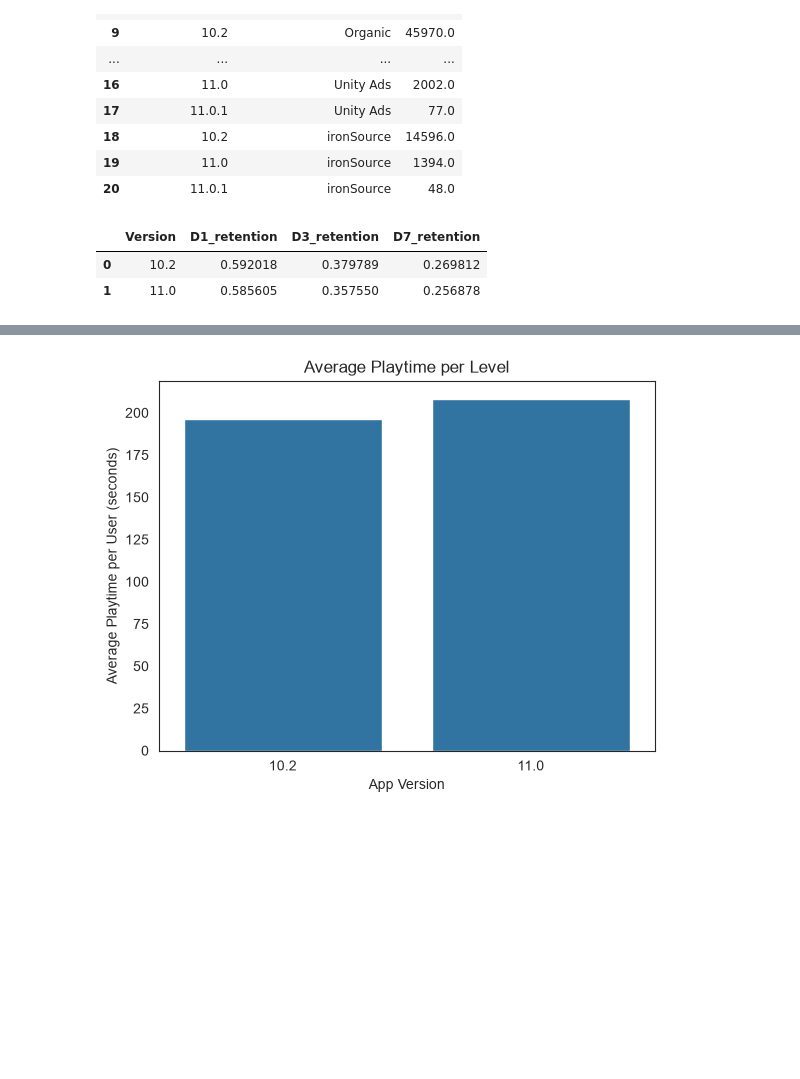
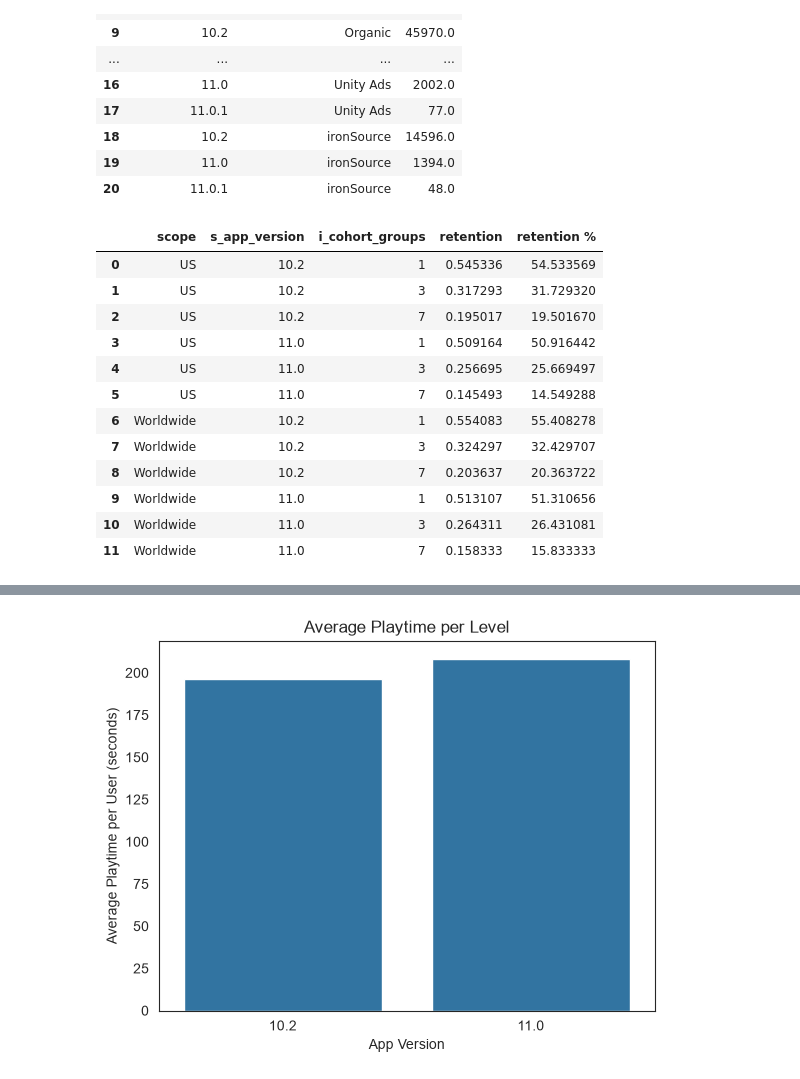
Before and after one commit to firas-akermi/Homa_Case_Study, a Jupyter notebook: Answers/Wonders_Kingdom_Data_Analysis.ipynb, the cells around one changed output, grey strips where cells are left out. Drawn from its saved outputs; the diff is of its cells as text; code cells hidden in the pictures; blank space fills up the shorter version.

```diff
--- a/Answers/Wonders_Kingdom_Data_Analysis.ipynb
+++ b/Answers/Wonders_Kingdom_Data_Analysis.ipynb
@@ -503,21 +421,46 @@ ORDER BY 1
 # %%
-#Retention by App Version
 retention = con.sql("""
 SELECT
-d1.s_app_version as Version,
-AVG(d1.d1_retention) as D1_retention,
-AVG(d3.d3_retention) as D3_retention,
-AVG(d7.d7_retention) as D7_retention,
-FROM retention_d1 d1
-JOIN retention_d3 d3
-USING (cohort_id)
-JOIN retention_d7 d7
-USING (cohort_id)
-GROUP by 1
-order by 1
+'Worldwide' AS scope,
+ s_app_version,
+ i_cohort_groups,
+ SUM(retention * cohort_size) / SUM(cohort_size) AS retention
+FROM cohort_retention
+WHERE i_cohort_groups IN (1,3,7)
+GROUP BY
+s_app_version,
+i_cohort_groups
+UNION ALL
+SELECT
+'US' AS scope,
+s_app_version,
+i_cohort_groups,
+SUM(retention * cohort_size) / SUM(cohort_size) AS retention
+FROM cohort_retention
+WHERE
+s_country = 'US'
+AND i_cohort_groups IN (1,3,7)
+GROUP BY
+s_app_version,
+i_cohort_groups
+ORDER BY
+scope,
+s_app_version,
+i_cohort_groups
 """).df()
+retention["retention %"] = retention["retention"] * 100
 retention
 # %% [output]
-|  | Version | D1_retention | D3_retention | D7_retention |
-| 0 | 10.2 | 0.592018 | 0.379789 | 0.269812 |
-| 1 | 11.0 | 0.585605 | 0.357550 | 0.256878 |
+|  | scope | s_app_version | i_cohort_groups | retention | retention % |
+| 0 | US | 10.2 | 1 | 0.545336 | 54.533569 |
+| 1 | US | 10.2 | 3 | 0.317293 | 31.729320 |
+| 2 | US | 10.2 | 7 | 0.195017 | 19.501670 |
+| 3 | US | 11.0 | 1 | 0.509164 | 50.916442 |
+| 4 | US | 11.0 | 3 | 0.256695 | 25.669497 |
+| 5 | US | 11.0 | 7 | 0.145493 | 14.549288 |
+| 6 | Worldwide | 10.2 | 1 | 0.554083 | 55.408278 |
+| 7 | Worldwide | 10.2 | 3 | 0.324297 | 32.429707 |
+| 8 | Worldwide | 10.2 | 7 | 0.203637 | 20.363722 |
+| 9 | Worldwide | 11.0 | 1 | 0.513107 | 51.310656 |
+| 10 | Worldwide | 11.0 | 3 | 0.264311 | 26.431081 |
+| 11 | Worldwide | 11.0 | 7 | 0.158333 | 15.833333 |
```
Also changed, not shown: parts of 15 cells of this notebook, 4 other files.
